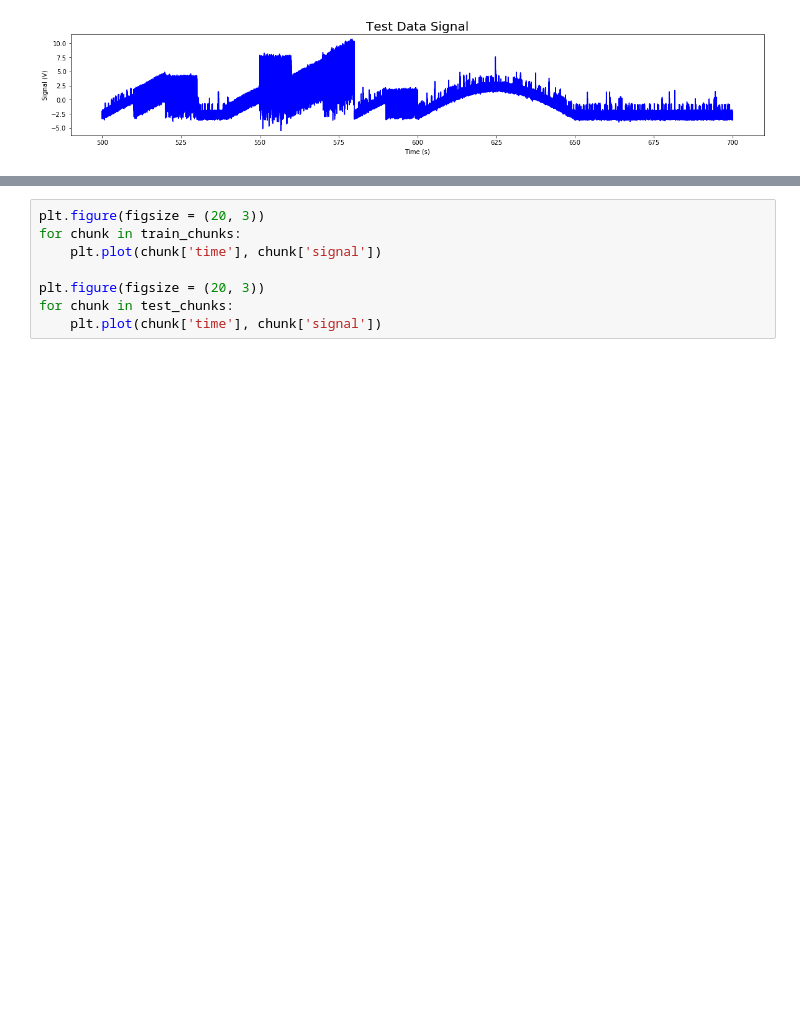
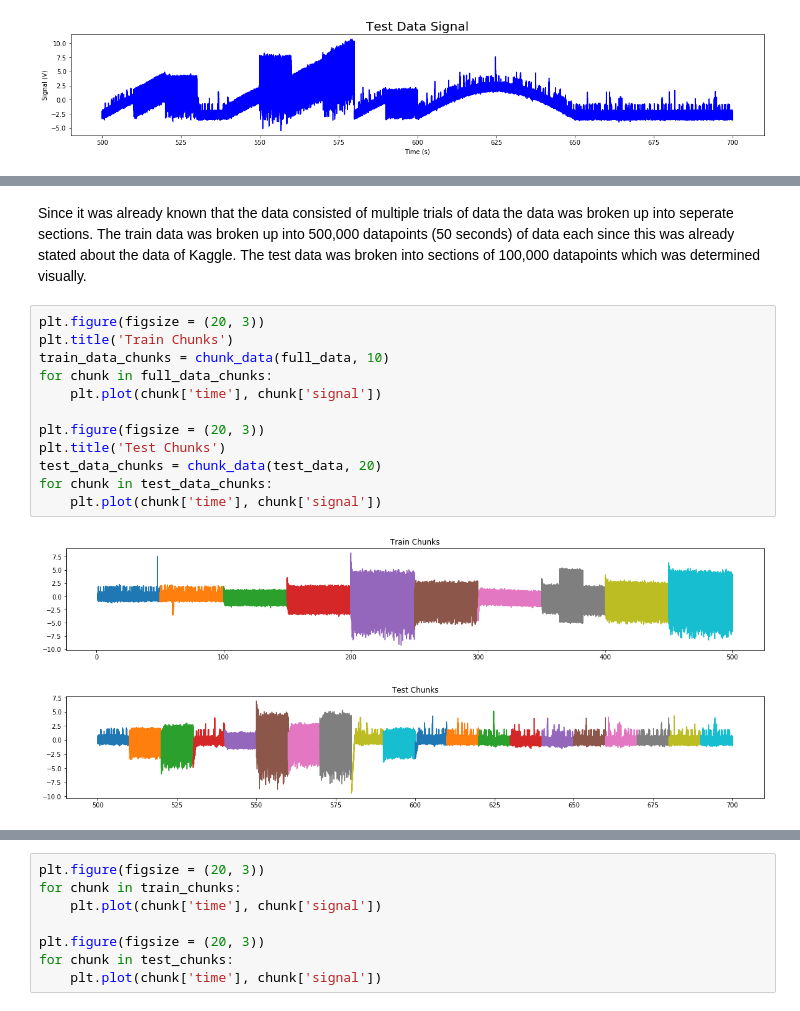
Before and after one commit to Jarodc33/ion_switching, a Jupyter notebook: notebooks/report/final.ipynb, the cells around one changed output, grey strips where cells are left out. Cells and saved outputs as stored; diff of their text form; blank space fills up the shorter version.

```diff
--- a/notebooks/report/final.ipynb
+++ b/notebooks/report/final.ipynb
@@ -108,0 +135,17 @@ The data was chunked into their respective waveforms and the drifts were removed
+# %% [markdown]
+Since it was already known that the data consisted of multiple trials of data the data was broken up into seperate sections. The train data was broken up into 500,000 datapoints (50 seconds) of data each since this was already stated about the data of Kaggle. The test data was broken into sections of 100,000 datapoints which was determined visually.
+# %%
+plt.figure(figsize = (20, 3))
+plt.title('Train Chunks')
+train_data_chunks = chunk_data(full_data, 10)
+for chunk in full_data_chunks:
+    plt.plot(chunk['time'], chunk['signal'])
+
+plt.figure(figsize = (20, 3))
+plt.title('Test Chunks')
+test_data_chunks = chunk_data(test_data, 20)
+for chunk in test_data_chunks:
+    plt.plot(chunk['time'], chunk['signal'])
+# %% [output]
+[figure, added]
+[figure, added]
```
Also changed, not shown: parts of 19 cells of this notebook, 43 other files.
